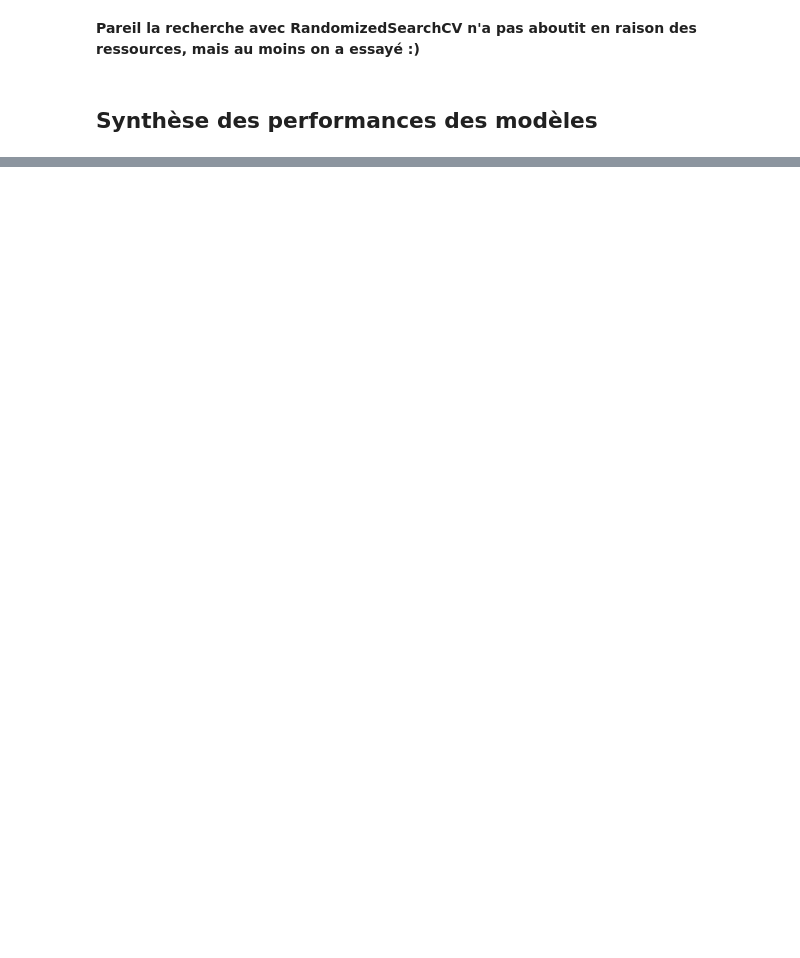
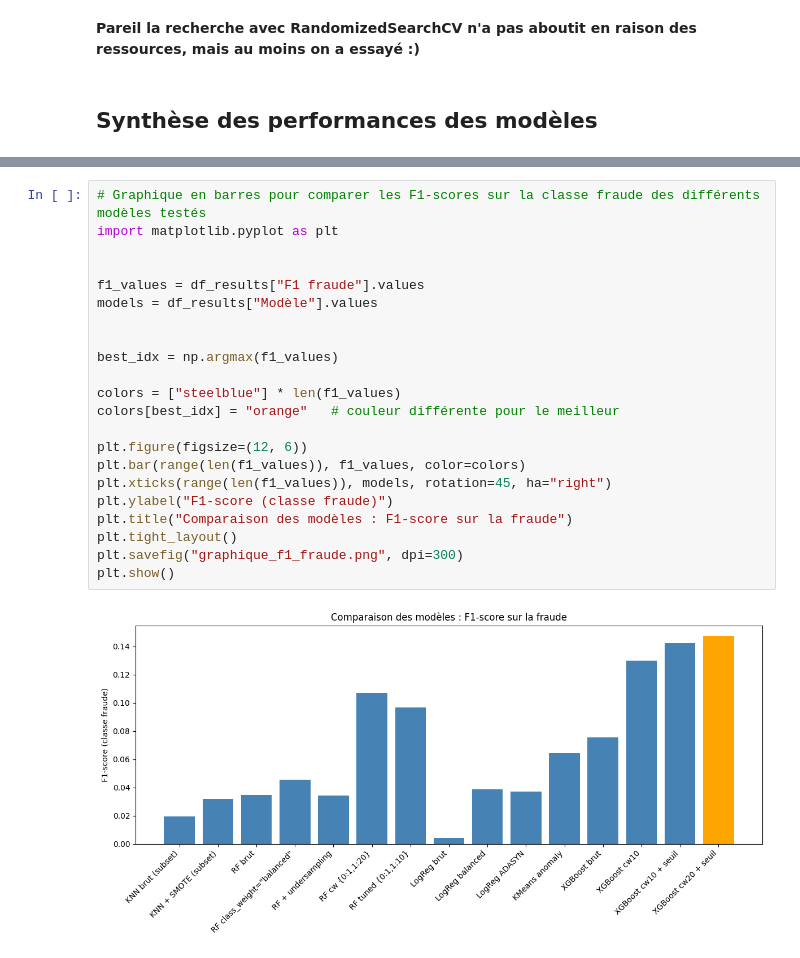
Before and after one commit to yousra-bouhanna/Machine_Learning_Challenge, a Jupyter notebook: Part 2.ipynb, the cells around one changed output, grey strips where cells are left out. Cells and saved outputs as stored; diff of their text form; blank space fills up the shorter version.

```diff
--- a/Part 2.ipynb
+++ b/Part 2.ipynb
@@ -1058,0 +1125,24 @@ print(classification_report(y_test, y_pred_best, digits=3))
+# %%
+# Graphique en barres pour comparer les F1-scores sur la classe fraude des différents modèles testés
+import matplotlib.pyplot as plt
+
+
+f1_values = df_results["F1 fraude"].values
+models = df_results["Modèle"].values
+
+
+best_idx = np.argmax(f1_values)
+
+colors = ["steelblue"] * len(f1_values)
+colors[best_idx] = "orange"   # couleur différente pour le meilleur
+
+plt.figure(figsize=(12, 6))
+plt.bar(range(len(f1_values)), f1_values, color=colors)
+plt.xticks(range(len(f1_values)), models, rotation=45, ha="right")
+plt.ylabel("F1-score (classe fraude)")
+plt.title("Comparaison des modèles : F1-score sur la fraude")
+plt.tight_layout()
+plt.savefig("graphique_f1_fraude.png", dpi=300)
+plt.show()
+# %% [output]
+[figure, added]
```
Also changed, not shown: parts of 28 cells of this notebook, 3 other files.
